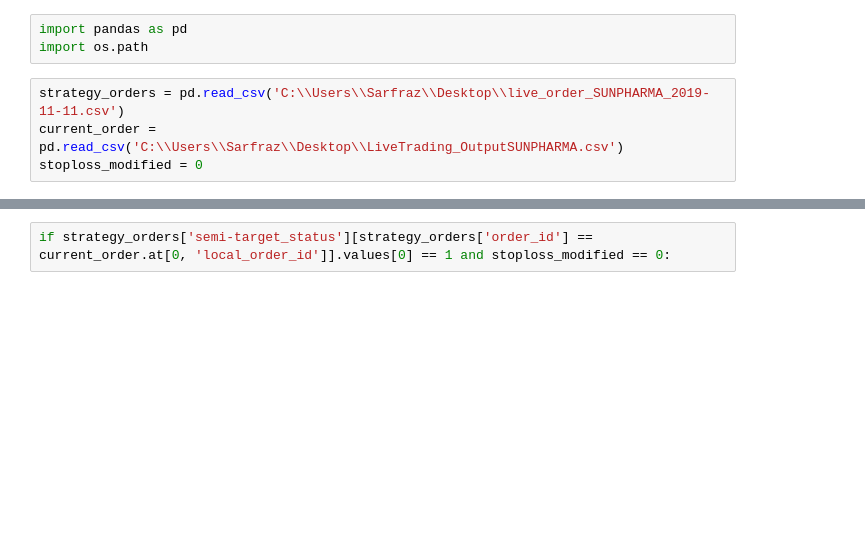
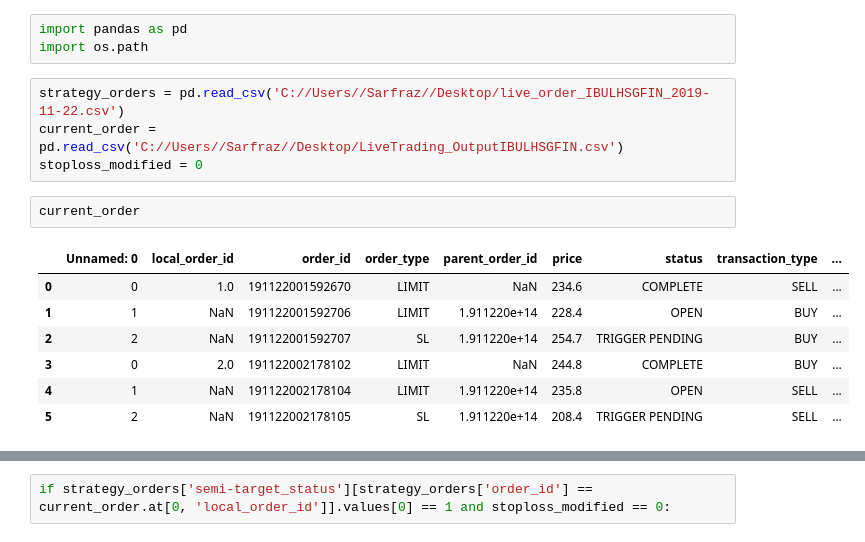
Before and after one commit to sarfrazahmed/APT, a Jupyter notebook: Live_Trading/OMS_Test.ipynb, the cells around one changed output, grey strips where cells are left out. Drawn from its saved outputs; the diff is of its cells as text; blank space fills up the shorter version.

```diff
--- a/Live_Trading/OMS_Test.ipynb
+++ b/Live_Trading/OMS_Test.ipynb
@@ -2,6 +2,16 @@
 import pandas as pd
 import os.path
 # %%
-strategy_orders = pd.read_csv('C:\\Users\\Sarfraz\\Desktop\\live_order_SUNPHARMA_2019-11-11.csv')
-current_order = pd.read_csv('C:\\Users\\Sarfraz\\Desktop\\LiveTrading_OutputSUNPHARMA.csv')
+strategy_orders = pd.read_csv('C://Users//Sarfraz//Desktop/live_order_IBULHSGFIN_2019-11-22.csv')
+current_order = pd.read_csv('C://Users//Sarfraz//Desktop/LiveTrading_OutputIBULHSGFIN.csv')
 stoploss_modified = 0
+# %%
+current_order
+# %% [output]
+|  | Unnamed: 0 | local_order_id | order_id | order_type | parent_order_id | price | status | transaction_type | ... |
+| 0 | 0 | 1.0 | 191122001592670 | LIMIT | NaN | 234.6 | COMPLETE | SELL | ... |
+| 1 | 1 | NaN | 191122001592706 | LIMIT | 1.911220e+14 | 228.4 | OPEN | BUY | ... |
+| 2 | 2 | NaN | 191122001592707 | SL | 1.911220e+14 | 254.7 | TRIGGER PENDING | BUY | ... |
+| 3 | 0 | 2.0 | 191122002178102 | LIMIT | NaN | 244.8 | COMPLETE | BUY | ... |
+| 4 | 1 | NaN | 191122002178104 | LIMIT | 1.911220e+14 | 235.8 | OPEN | SELL | ... |
+| 5 | 2 | NaN | 191122002178105 | SL | 1.911220e+14 | 208.4 | TRIGGER PENDING | SELL | ... |
```
Also changed, not shown: parts of 2 cells of this notebook, 1 other file.
